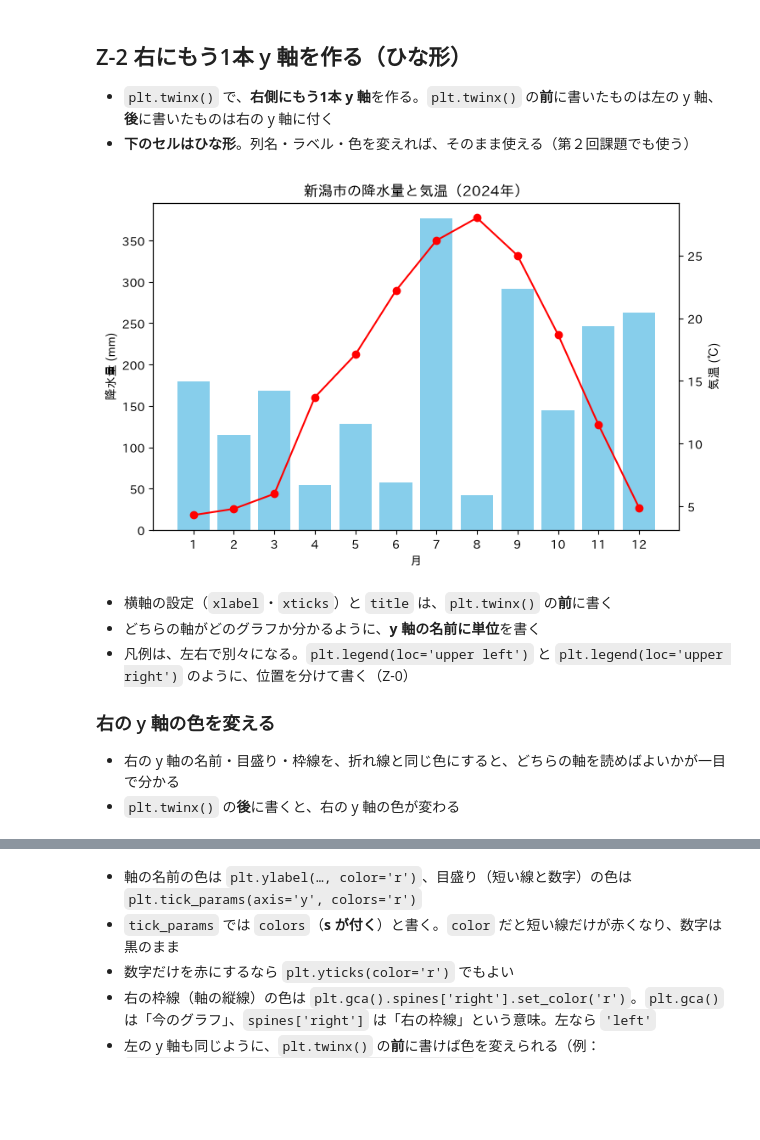
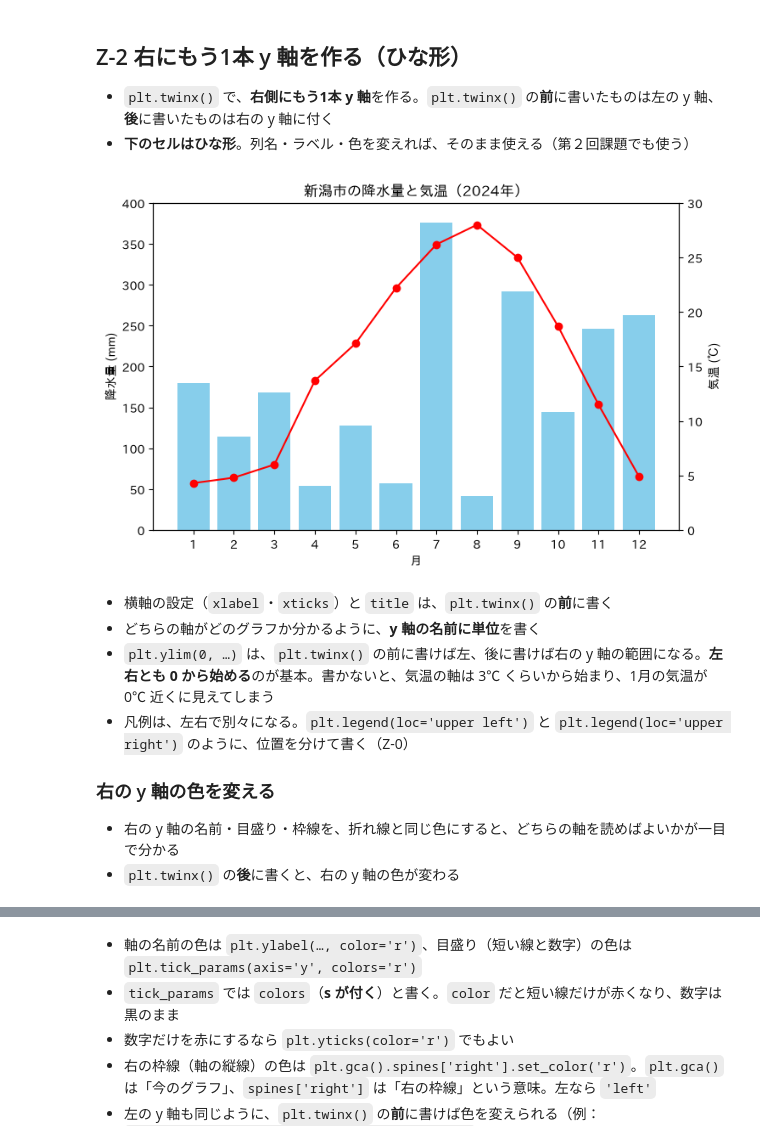
Before and after one commit to CreativeStudies-NGT/lectures, a Jupyter notebook: dsa/DSA2026_第８講_複合グラフ_注釈.ipynb, the cells around one changed output, grey strips where cells are left out. Cells and saved outputs as stored; diff of their text form; code cells hidden in the pictures; blank space fills up the shorter version.

Commit message:
Add ylim from zero to Z-2 template of DSA2026 lecture 8 notebook
Co-Authored-By: Claude Opus 5.5 <noreply@anthropic.com>

```diff
--- a/dsa/DSA2026_第８講_複合グラフ_注釈.ipynb
+++ b/dsa/DSA2026_第８講_複合グラフ_注釈.ipynb
@@ -193,24 +193,27 @@ plt.show()
 # %%
 plt.figure(figsize=(8, 5))
 
 # 左の y 軸（棒グラフ）と、両方に共通する設定
 plt.bar(df['月'], df['降水量'], color='skyblue', label='降水量')
 plt.ylabel('降水量 (mm)')
+plt.ylim(0, 400)
 plt.xlabel('月')
 plt.title('新潟市の降水量と気温（2024年）')
 plt.xticks(range(1, 13))
 
 # 右の y 軸を追加（折れ線グラフ）
 plt.twinx()
 plt.plot(df['月'], df['気温'], color='r', marker='o', label='気温')
 plt.ylabel('気温 (℃)')
+plt.ylim(0, 30)
 
 plt.show()
 # %% [output]
-[figure, old version]
+[figure, new version]
 # %% [markdown]
 - 横軸の設定（`xlabel`・`xticks`）と `title` は、`plt.twinx()` の**前**に書く
 - どちらの軸がどのグラフか分かるように、**y 軸の名前に単位**を書く
+- `plt.ylim(0, …)` は、`plt.twinx()` の前に書けば左、後に書けば右の y 軸の範囲になる。**左右とも 0 から始める**のが基本。書かないと、気温の軸は 3℃ くらいから始まり、1月の気温が 0℃ 近くに見えてしまう
 - 凡例は、左右で別々になる。`plt.legend(loc='upper left')` と `plt.legend(loc='upper right')` のように、位置を分けて書く（Z-0）
 
 ### 右の y 軸の色を変える
```
Also changed, not shown: parts of 2 cells of this notebook.
